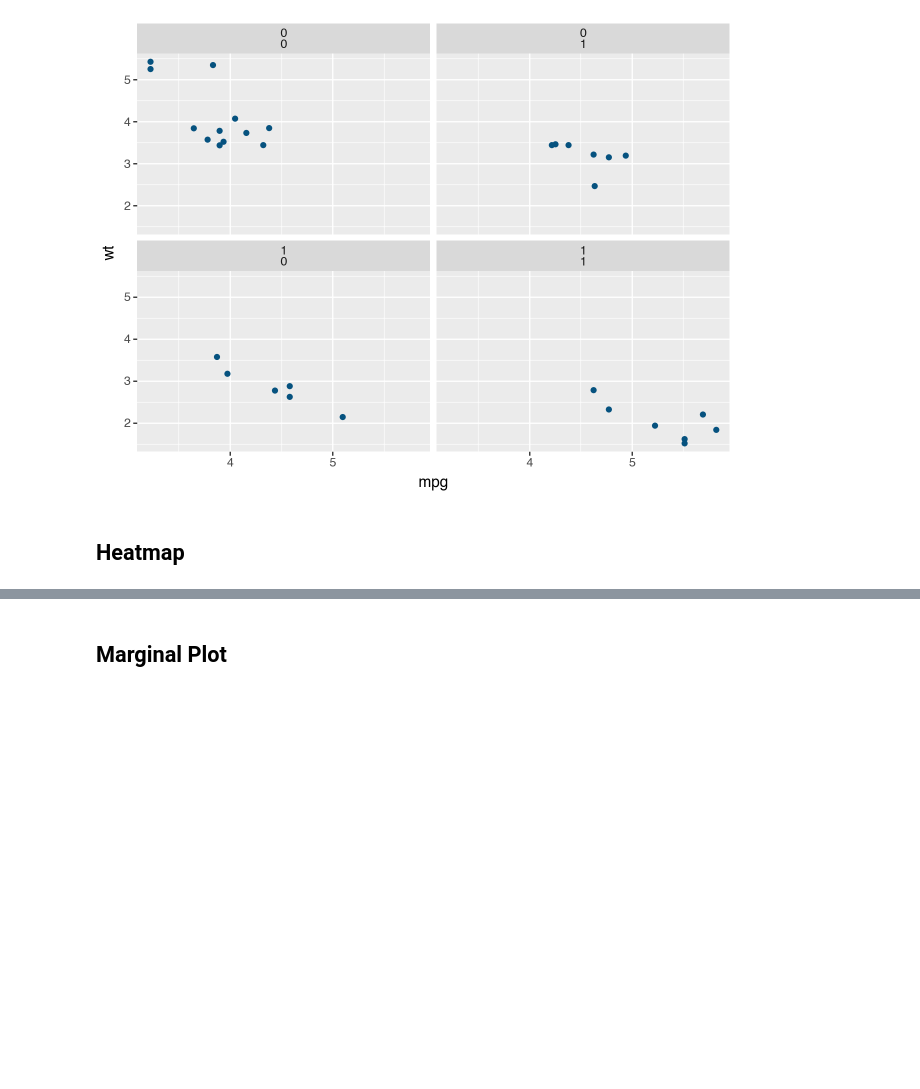
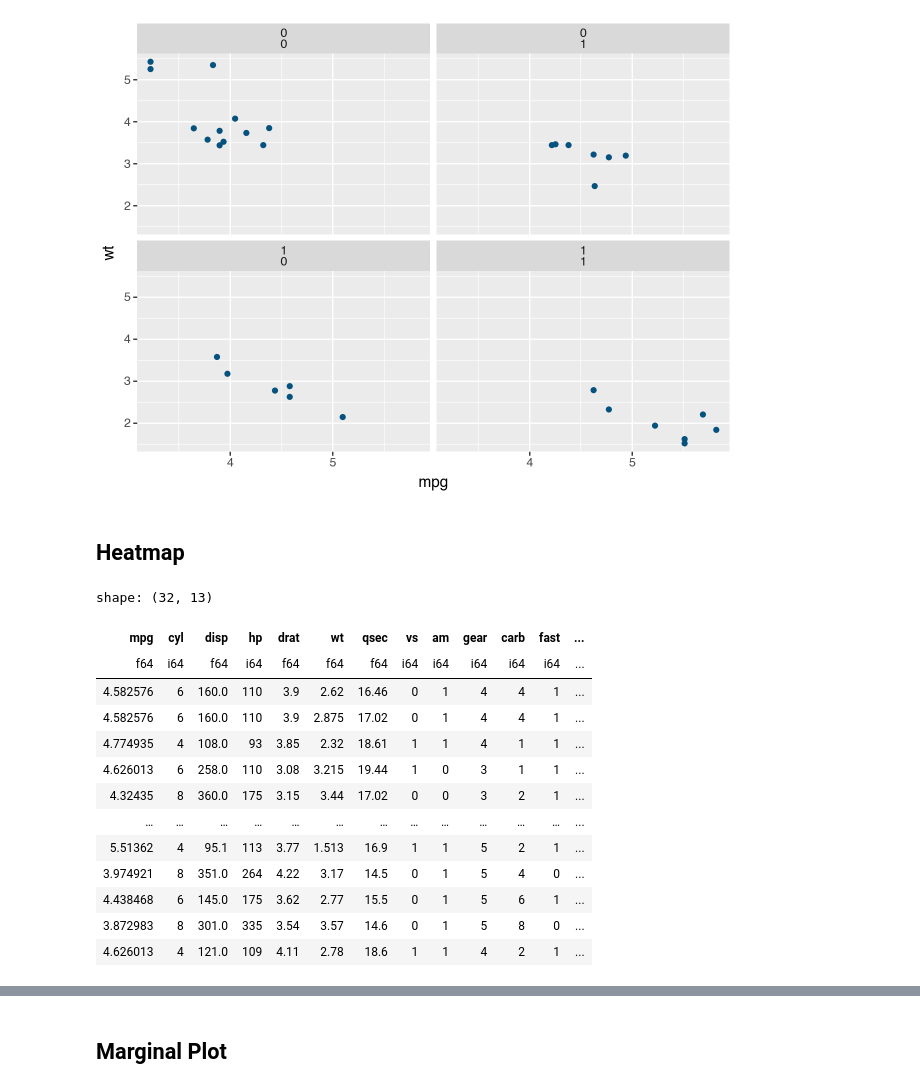
Before and after one commit to ivaquero/blog-bio, a Jupyter notebook: analysis/correlation.ipynb, the cells around one changed output, grey strips where cells are left out. Cells and saved outputs as stored; diff of their text form; code cells hidden in the pictures; blank space fills up the shorter version.

```diff
--- a/analysis/correlation.ipynb
+++ b/analysis/correlation.ipynb
@@ -79,4 +79,21 @@ shape: (5, 13)
 [figure]
 # %% [markdown]
 ## Heatmap
+# %%
+mtcars
+# %% [output]
+shape: (32, 13)
+| mpg | cyl | disp | hp | drat | wt | qsec | vs | am | gear | carb | fast | ... |
+| f64 | i64 | f64 | i64 | f64 | f64 | f64 | i64 | i64 | i64 | i64 | i64 | ... |
+| 4.582576 | 6 | 160.0 | 110 | 3.9 | 2.62 | 16.46 | 0 | 1 | 4 | 4 | 1 | ... |
+| 4.582576 | 6 | 160.0 | 110 | 3.9 | 2.875 | 17.02 | 0 | 1 | 4 | 4 | 1 | ... |
+| 4.774935 | 4 | 108.0 | 93 | 3.85 | 2.32 | 18.61 | 1 | 1 | 4 | 1 | 1 | ... |
+| 4.626013 | 6 | 258.0 | 110 | 3.08 | 3.215 | 19.44 | 1 | 0 | 3 | 1 | 1 | ... |
+| 4.32435 | 8 | 360.0 | 175 | 3.15 | 3.44 | 17.02 | 0 | 0 | 3 | 2 | 1 | ... |
+| … | … | … | … | … | … | … | … | … | … | … | … | ... |
+| 5.51362 | 4 | 95.1 | 113 | 3.77 | 1.513 | 16.9 | 1 | 1 | 5 | 2 | 1 | ... |
+| 3.974921 | 8 | 351.0 | 264 | 4.22 | 3.17 | 14.5 | 0 | 1 | 5 | 4 | 0 | ... |
+| 4.438468 | 6 | 145.0 | 175 | 3.62 | 2.77 | 15.5 | 0 | 1 | 5 | 6 | 1 | ... |
+| 3.872983 | 8 | 301.0 | 335 | 3.54 | 3.57 | 14.6 | 0 | 1 | 5 | 8 | 0 | ... |
+| 4.626013 | 4 | 121.0 | 109 | 4.11 | 2.78 | 18.6 | 1 | 1 | 4 | 2 | 1 | ... |
 # %%
```
Also changed, not shown: parts of 6 cells of this notebook.
